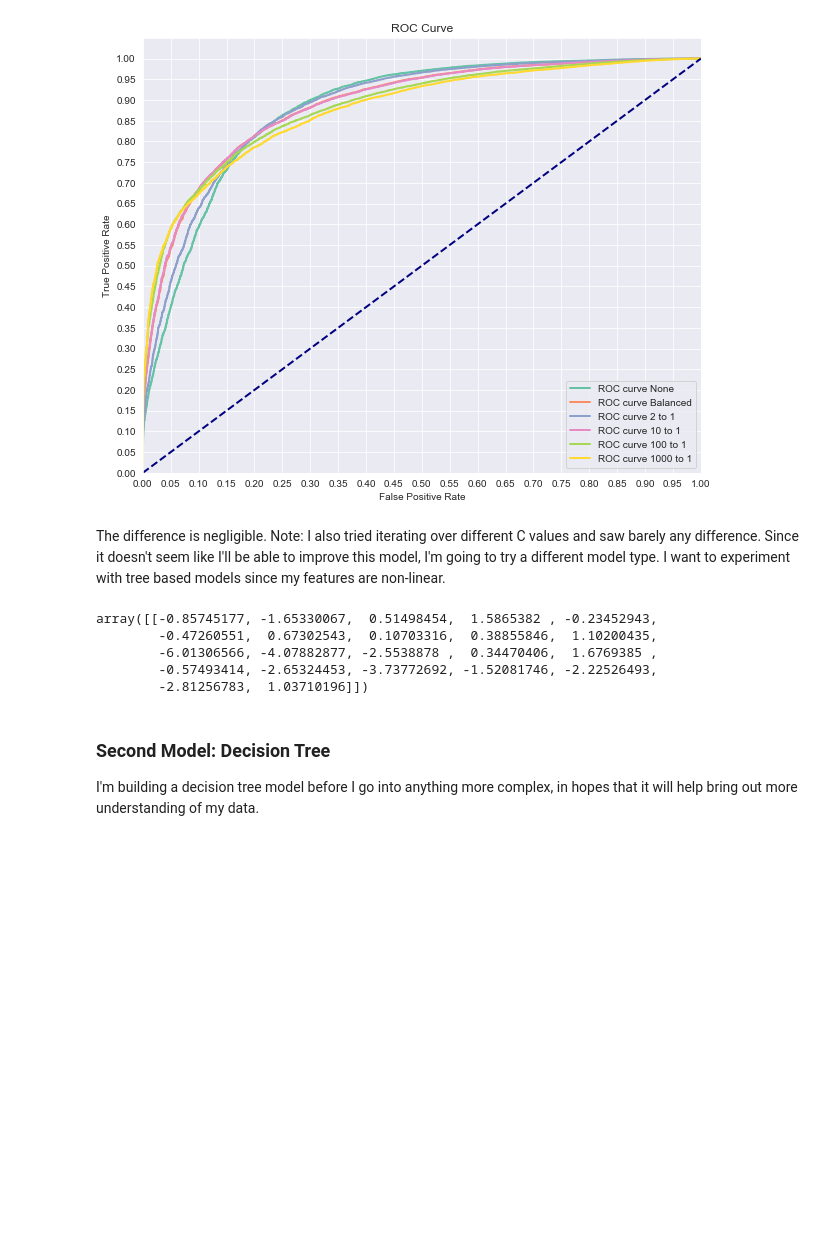
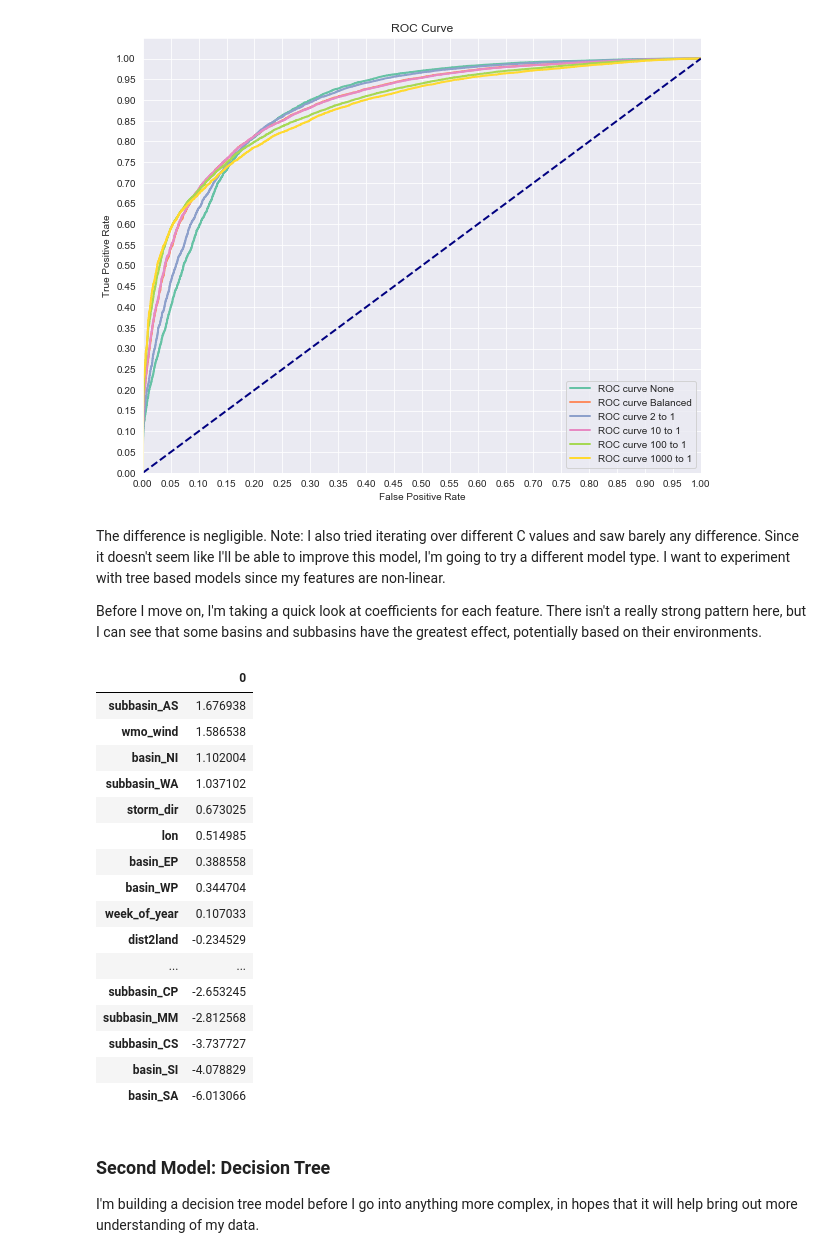
Before and after one commit to christisarv/tropical-storm-classification-project, a Jupyter notebook: Data Classification_Predicting Tropical Storms.ipynb, the cells around one changed output. Drawn from its saved outputs; the diff is of its cells as text; code cells hidden in the pictures; blank space fills up the shorter version.

```diff
--- a/Data Classification_Predicting Tropical Storms.ipynb
+++ b/Data Classification_Predicting Tropical Storms.ipynb
@@ -272,0 +271,11 @@ TypeError: 'ColumnTransformer' object does not support indexing
+# %%
+#getting all column names to match up to coefficients
+ohe_col_names = clf_logreg['preprocessor'].transformers_[1][1]['encoder']\
+                   .get_feature_names(ohe_cols)
+
+ohe_col_list = list(ohe_col_names)
+
+feats_list = num_cols + ohe_col_list
+
+print(feats_list)
+#append on to num cols
@@ -272,0 +284,4 @@ TypeError: 'ColumnTransformer' object does not support indexing
+# %%
+feats_list = num_cols + ohe_col_list
+
+print(feats_list)
@@ -402,14 +419,37 @@ AUC for 1000 to 1: 0.8773766474936869
 [figure]
 # %% [markdown]
 The difference is negligible. Note: I also tried iterating over different C values and saw barely any difference. Since it doesn't seem like I'll be able to improve this model, I'm going to try a different model type. I want to experiment with tree based models since my features are non-linear.
+
+Before I move on, I'm taking a quick look at coefficients for each feature. There isn't a really strong pattern here, but I can see that some basins and subbasins have the greatest effect, potentially based on their environments.
-# %%
-clf_logreg[1].coef_
-# %% [output]
-array([[-0.85745177, -1.65330067,  0.51498454,  1.5865382 , -0.23452943,
-        -0.47260551,  0.67302543,  0.10703316,  0.38855846,  1.10200435,
-        -6.01306566, -4.07882877, -2.5538878 ,  0.34470406,  1.6769385 ,
-        -0.57493414, -2.65324453, -3.73772692, -1.52081746, -2.22526493,
-        -2.81256783,  1.03710196]])
+# %%
+# get coefficients for logreg model
+
+coefs = clf_logreg[1].coef_
+flat_list = [item for sublist in coefs.tolist() for item in sublist]
+# %%
+# zip together with column names and sort into descending dataframe
+
+coef_dict = dict(list(zip(feats_list, flat_list)))
+coef_df = pd.DataFrame.from_dict(coef_dict, orient='index')
+coef_df.sort_values(by=[0], ascending=False)
+# %% [output]
+|  | 0 |
+| subbasin_AS | 1.676938 |
+| wmo_wind | 1.586538 |
+| basin_NI | 1.102004 |
+| subbasin_WA | 1.037102 |
+| storm_dir | 0.673025 |
+| lon | 0.514985 |
+| basin_EP | 0.388558 |
+| basin_WP | 0.344704 |
+| week_of_year | 0.107033 |
+| dist2land | -0.234529 |
+| ... | ... |
+| subbasin_CP | -2.653245 |
+| subbasin_MM | -2.812568 |
+| subbasin_CS | -3.737727 |
+| basin_SI | -4.078829 |
+| basin_SA | -6.013066 |
 # %% [markdown]
 ### Second Model: Decision Tree
 
```
Also changed, not shown: parts of 23 cells of this notebook, 2 other files.
